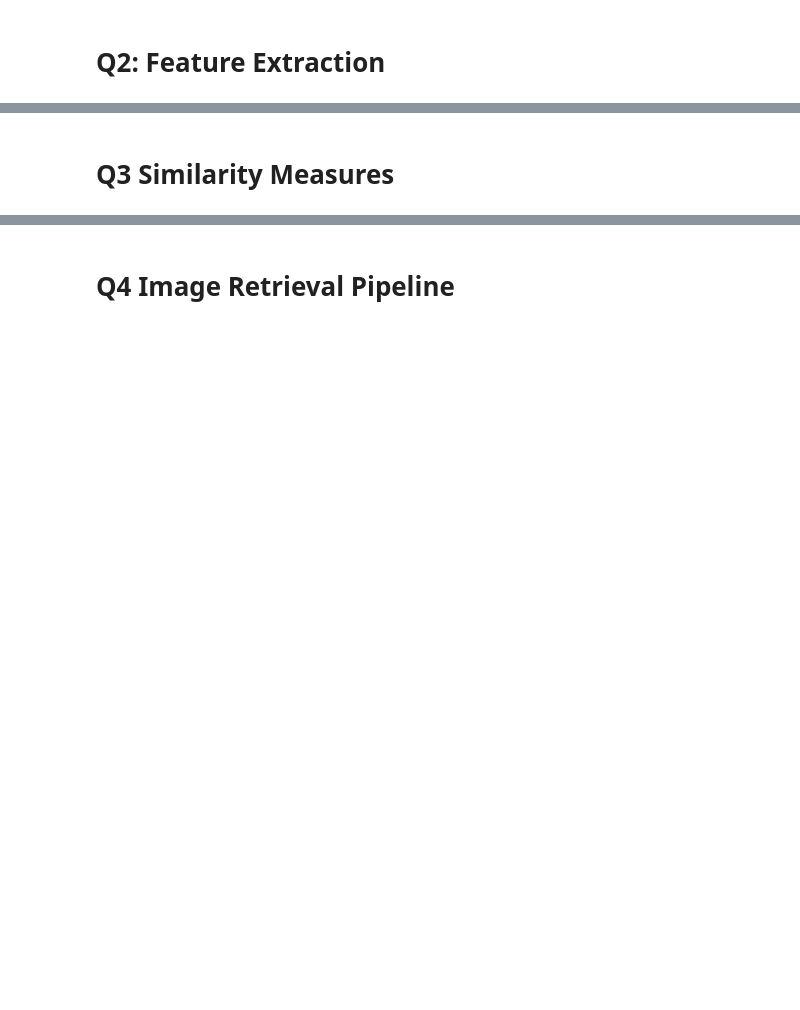
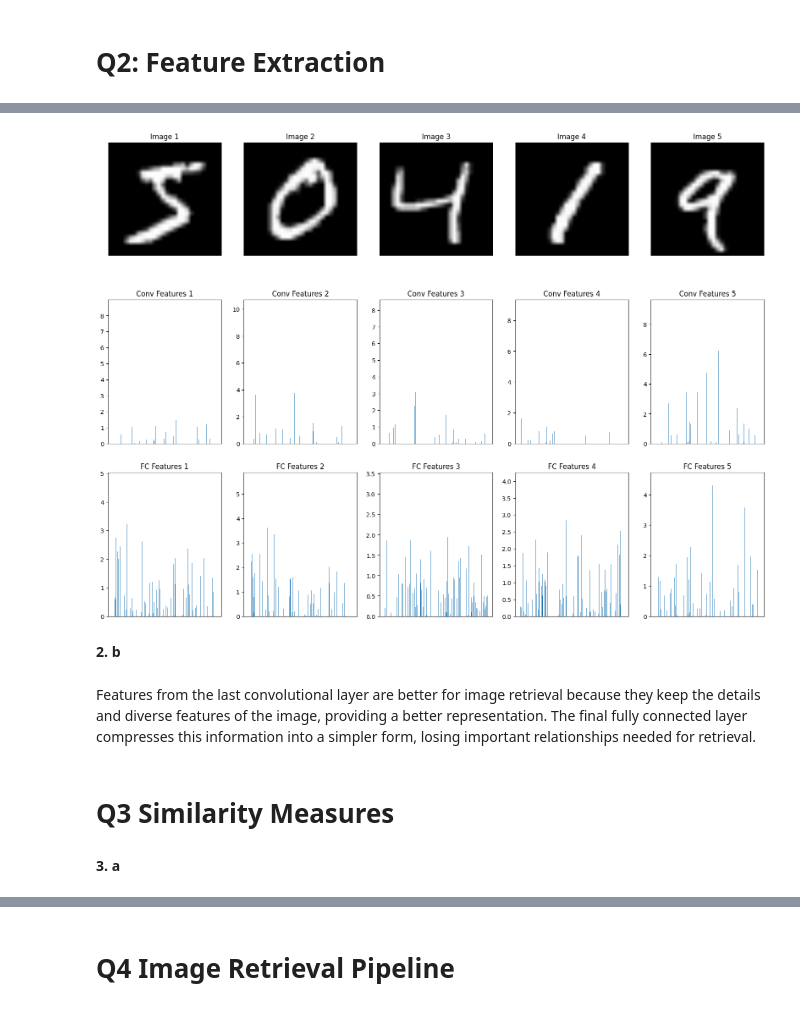
Before and after one commit to sofiaJYX/Image-Retrieval-System, a Jupyter notebook: assignment.ipynb, the cells around one changed output, grey strips where cells are left out. Drawn from its saved outputs; the diff is of its cells as text; code cells hidden in the pictures; blank space fills up the shorter version.

```diff
--- a/assignment.ipynb
+++ b/assignment.ipynb
@@ -14,0 +156,58 @@ This assignment explores fundamental concepts and techniques for image retrieval
+# %%
+# CNN
+
+transform = transforms.Compose([
+    transforms.Resize((224, 224)),  # Resize images to match VGG16 input size
+    transforms.Grayscale(num_output_channels=3),  # Convert to 3 channels
+    transforms.ToTensor(),
+    transforms.Normalize(mean=[0.485, 0.456, 0.406], std=[0.229, 0.224, 0.225])  # Normalize with ImageNet mean and std
+])
+CNN_train_dataset = datasets.MNIST(root='mnist_data', train=True, transform=transform, download=True)
+# %%
+vgg16 = models.vgg16(pretrained=True).eval()
+
+# Extract features from the last convolutional layer and final fully connected layer
+def extract_features(image):
+    with torch.no_grad():
+        features = vgg16.features(image.unsqueeze(0))
+        # Extract features from the last convolutional layer
+        conv_features = features.view(features.size(0), -1)
+
+        # Extract features from the final fully connected layer
+        x = vgg16.avgpool(features)
+        x = torch.flatten(x, 1)
+        fc_features = vgg16.classifier[:-1](x)  # Exclude the final classification layer
+
+    return conv_features, fc_features
+
+# Visualize features for a few sample images
+def visualize_sample_images(dataset, num_samples=5):
+    fig, axs = plt.subplots(3, num_samples, figsize=(20, 15))
+    for i in range(num_samples):
+        image, _ = dataset[i]
+
+        # Extract features
+        conv_features, fc_features = extract_features(image)
+
+        # Original image (convert from tensor to numpy and rearrange dimensions for display)
+        image_np = np.transpose(image.numpy(), (1, 2, 0))
+        image_np = (image_np * np.array([0.229, 0.224, 0.225]) + np.array([0.485, 0.456, 0.406])).clip(0, 1)
+        axs[0, i].imshow(image_np)
+        axs[0, i].axis('off')
+        axs[0, i].set_title(f'Image {i+1}')
+
+        # Display feature vector from the last convolutional layer
+        axs[1, i].bar(range(len(conv_features[0])), conv_features[0].numpy())
+        axs[1, i].set_title(f'Conv Features {i+1}')
+        axs[1, i].set_xticks([])
+
+        # Display feature vector from the final fully connected layer
+        axs[2, i].bar(range(len(fc_features[0])), fc_features[0].numpy())
+        axs[2, i].set_title(f'FC Features {i+1}')
+        axs[2, i].set_xticks([])
+
+    plt.show()
+
+# Visualize features for a few sample images
+visualize_sample_images(CNN_train_dataset)
+# %% [output]
@@ -15,2 +215,9 @@ This assignment explores fundamental concepts and techniques for image retrieval
+[figure, added]
+# %% [markdown]
+**2. b**
+# %% [markdown]
+Features from the last convolutional layer are better for image retrieval because they keep the details and diverse features of the image, providing a better representation. The final fully connected layer compresses this information into a simpler form, losing important relationships needed for retrieval.
 # %% [markdown]
 # Q3 Similarity Measures
+# %% [markdown]
+**3. a**
```
Also changed, not shown: parts of 36 cells of this notebook.
